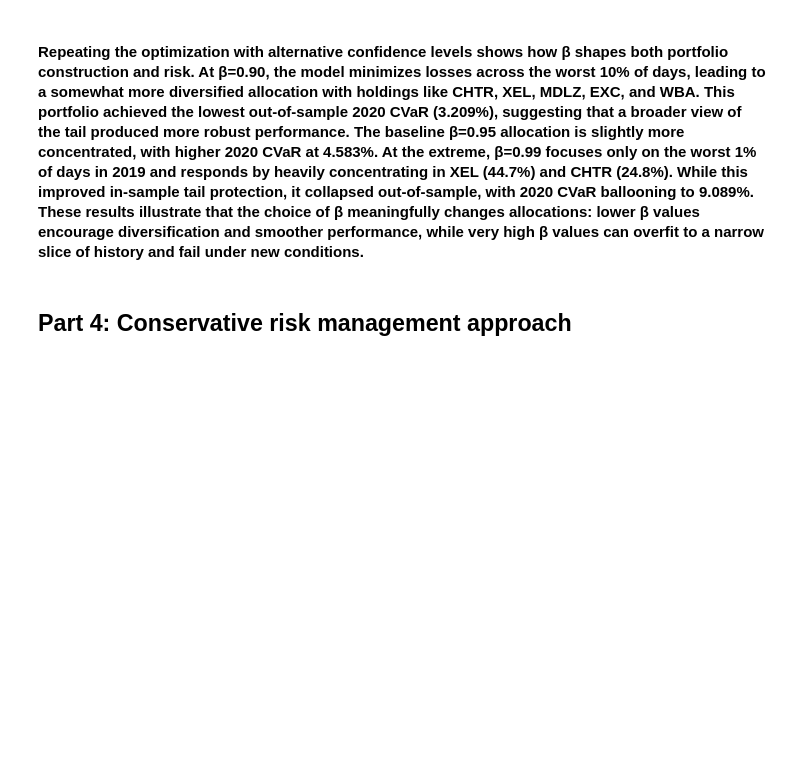
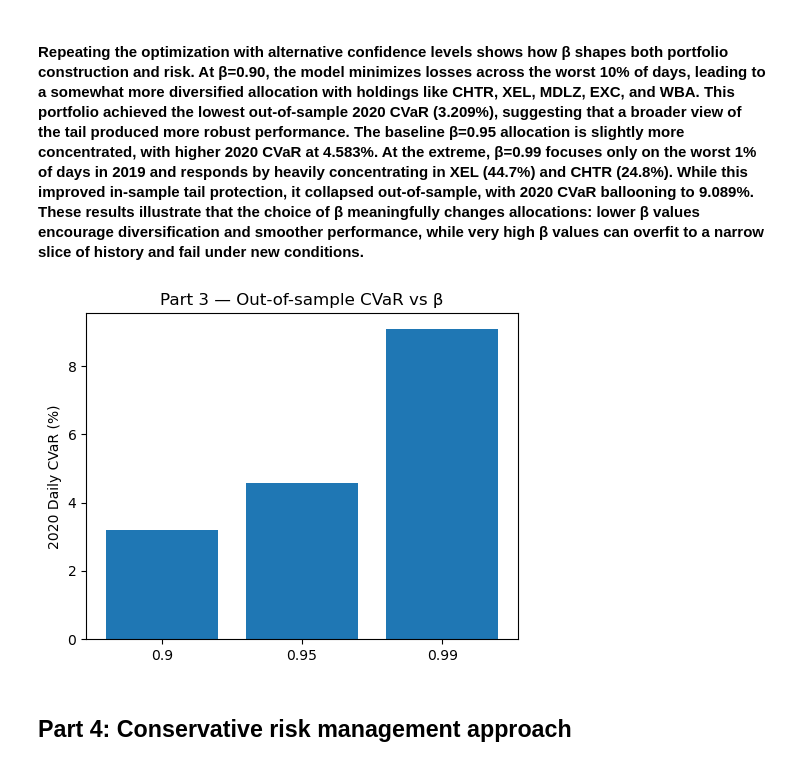
Before and after one commit to graccelinn/optimization_project1, a Jupyter notebook: project_1.ipynb, the cells around one changed output. Saved outputs shown, nothing was run; the diff lists cells and outputs as text; code cells hidden in the pictures; blank space fills up the shorter version.

```diff
--- a/project_1.ipynb
+++ b/project_1.ipynb
@@ -168,6 +191,38 @@ NTES    0.051005
 dtype: float64
 # %% [markdown]
 #### Repeating the optimization with alternative confidence levels shows how β shapes both portfolio construction and risk. At β=0.90, the model minimizes losses across the worst 10% of days, leading to a somewhat more diversified allocation with holdings like CHTR, XEL, MDLZ, EXC, and WBA. This portfolio achieved the lowest out-of-sample 2020 CVaR (3.209%), suggesting that a broader view of the tail produced more robust performance. The baseline β=0.95 allocation is slightly more concentrated, with higher 2020 CVaR at 4.583%. At the extreme, β=0.99 focuses only on the worst 1% of days in 2019 and responds by heavily concentrating in XEL (44.7%) and CHTR (24.8%). While this improved in-sample tail protection, it collapsed out-of-sample, with 2020 CVaR ballooning to 9.089%. These results illustrate that the choice of β meaningfully changes allocations: lower β values encourage diversification and smoother performance, while very high β values can overfit to a narrow slice of history and fail under new conditions.
+# %%
+## 2020 CVaR vs Beta Bar Chart
+
+beta_list, cvar20_list = [], []
+
+for beta in [0.90, 0.95, 0.99]:
+    if beta == 0.95:
+        w_b = w  # reuse Part 2 weights you already solved for β=0.95
+    else:
+        m = gp.Model(f"cvar_beta_{beta}"); m.Params.OutputFlag = 0
+        x = m.addVars(n, lb=0.0); a = m.addVar(lb=-GRB.INFINITY); u = m.addVars(q, lb=0.0)
+        m.addConstr(gp.quicksum(x[j] for j in range(n)) == 1)
+        m.addConstr(gp.quicksum(mu[j]*x[j] for j in range(n)) >= R_FLOOR)
+        for k in range(q):
+            m.addConstr(-gp.quicksum(Y[k,j]*x[j] for j in range(n)) - a - u[k] <= 0)
+        m.setObjective(a + (1/((1-beta)*q))*gp.quicksum(u[k] for k in range(q)), GRB.MINIMIZE)
+        m.optimize()
+        w_b = pd.Series([x[j].X for j in range(n)], index=assets)
+
+    _, cvar20_b = var_cvar(w_b, r20, beta)
+    beta_list.append(beta); cvar20_list.append(100*cvar20_b)
+
+import matplotlib.pyplot as plt
+plt.figure(figsize=(5,4))
+plt.bar([str(b) for b in beta_list], cvar20_list)
+plt.ylabel("2020 Daily CVaR (%)")
+plt.title("Part 3 — Out-of-sample CVaR vs β")
+plt.tight_layout()
+plt.show()
+# plt.savefig("part3_cvar20_vs_beta.png", dpi=200)
+# %% [output]
+[figure, added]
 # %% [markdown]
 ## **Part 4: Conservative risk management approach**
 # %% [markdown]
```
Also changed, not shown: parts of 2 cells of this notebook.
